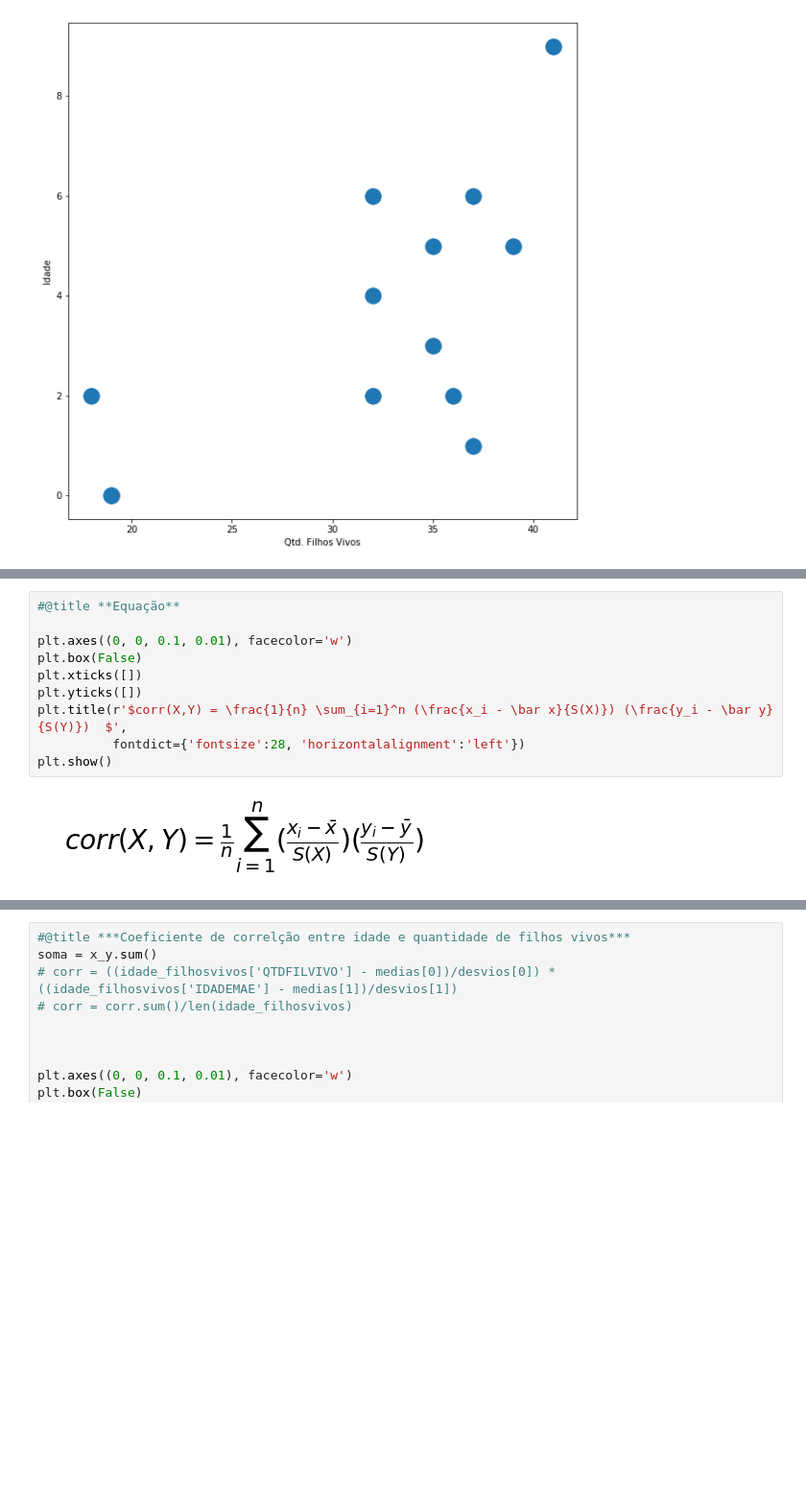
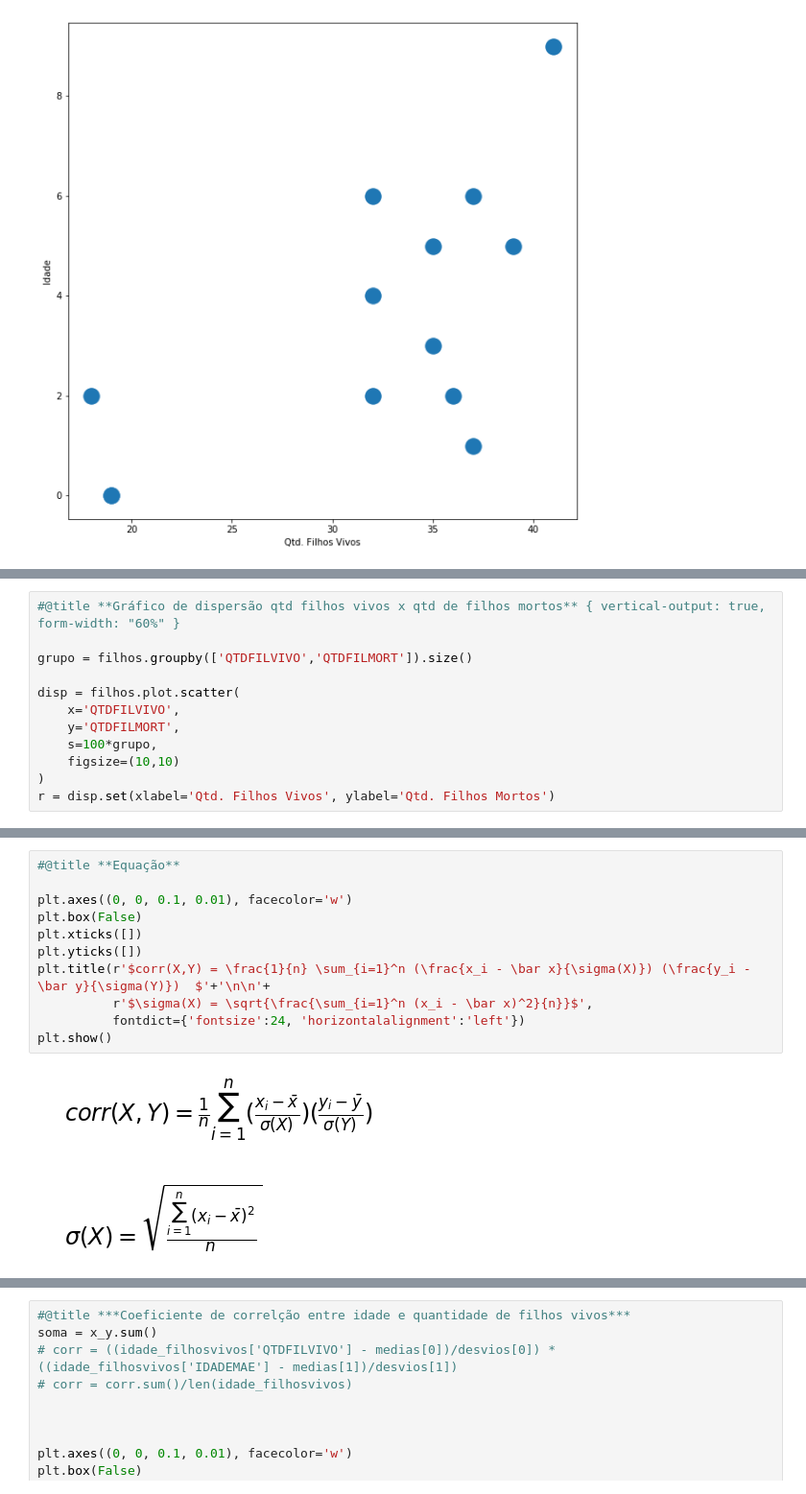
Before and after one commit to fesousa/analise-exploratoria-health-datascience, a Jupyter notebook: analise_explotatoria.ipynb, the cells around one changed output, grey strips where cells are left out. Shown at 96% size. Cells and saved outputs as stored; diff of their text form; blank space fills up the shorter version.

```diff
--- a/analise_explotatoria.ipynb
+++ b/analise_explotatoria.ipynb
@@ -2540,0 +2745,12 @@ r = disp.set(xlabel='Qtd. Filhos Vivos', ylabel='Qtd. Filhos Mortos')
+# %%
+#@title **Gráfico de dispersão qtd filhos vivos x qtd de filhos mortos** { vertical-output: true, form-width: "60%" }
+
+grupo = filhos.groupby(['QTDFILVIVO','QTDFILMORT']).size()
+
+disp = filhos.plot.scatter(
+    x='QTDFILVIVO',
+    y='QTDFILMORT',
+    s=100*grupo,
+    figsize=(10,10)
+)
+r = disp.set(xlabel='Qtd. Filhos Vivos', ylabel='Qtd. Filhos Mortos')
@@ -2541,13 +2777,14 @@ r = disp.set(xlabel='Qtd. Filhos Vivos', ylabel='Qtd. Filhos Mortos')
 # %%
 #@title **Equação**
 
 plt.axes((0, 0, 0.1, 0.01), facecolor='w')
 plt.box(False)
 plt.xticks([])
 plt.yticks([])
-plt.title(r'$corr(X,Y) = \frac{1}{n} \sum_{i=1}^n (\frac{x_i - \bar x}{S(X)}) (\frac{y_i - \bar y}{S(Y)})  $',
-          fontdict={'fontsize':28, 'horizontalalignment':'left'})
+plt.title(r'$corr(X,Y) = \frac{1}{n} \sum_{i=1}^n (\frac{x_i - \bar x}{\sigma(X)}) (\frac{y_i - \bar y}{\sigma(Y)})  $'+'\n\n'+
+          r'$\sigma(X) = \sqrt{\frac{\sum_{i=1}^n (x_i - \bar x)^2}{n}}$',
+          fontdict={'fontsize':24, 'horizontalalignment':'left'})
 plt.show()
 # %% [output]
-[figure, old version]
+[figure, new version]
 # %%
```
Also changed, not shown: parts of 137 cells of this notebook, 2 other files.
